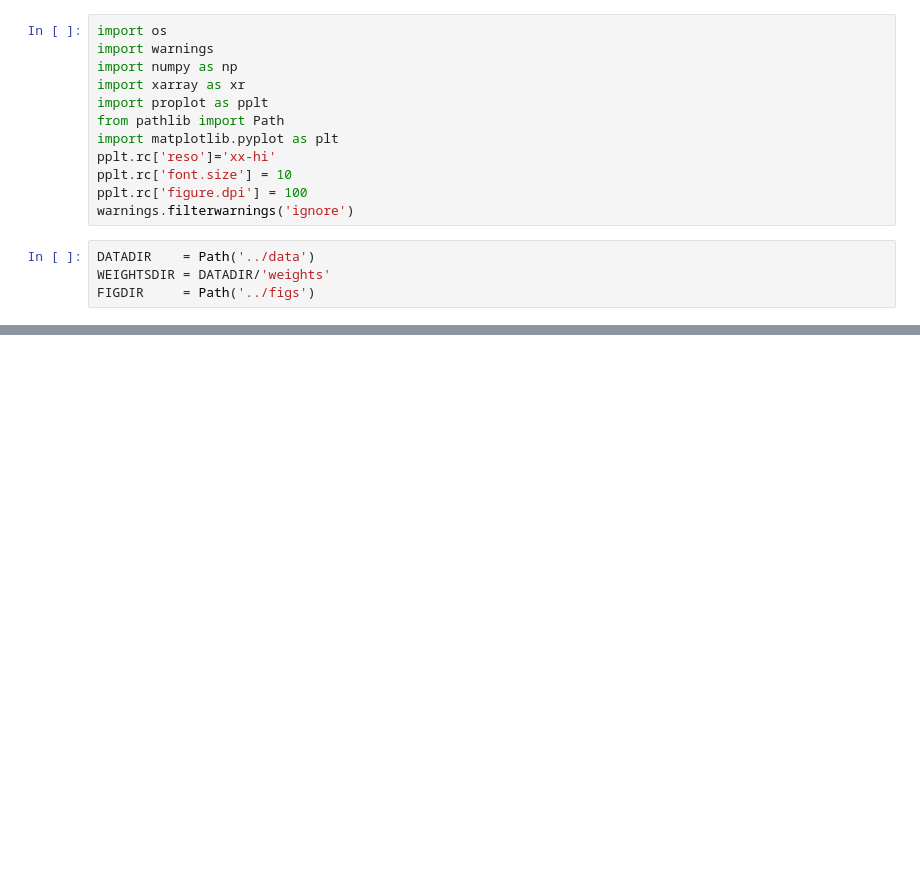
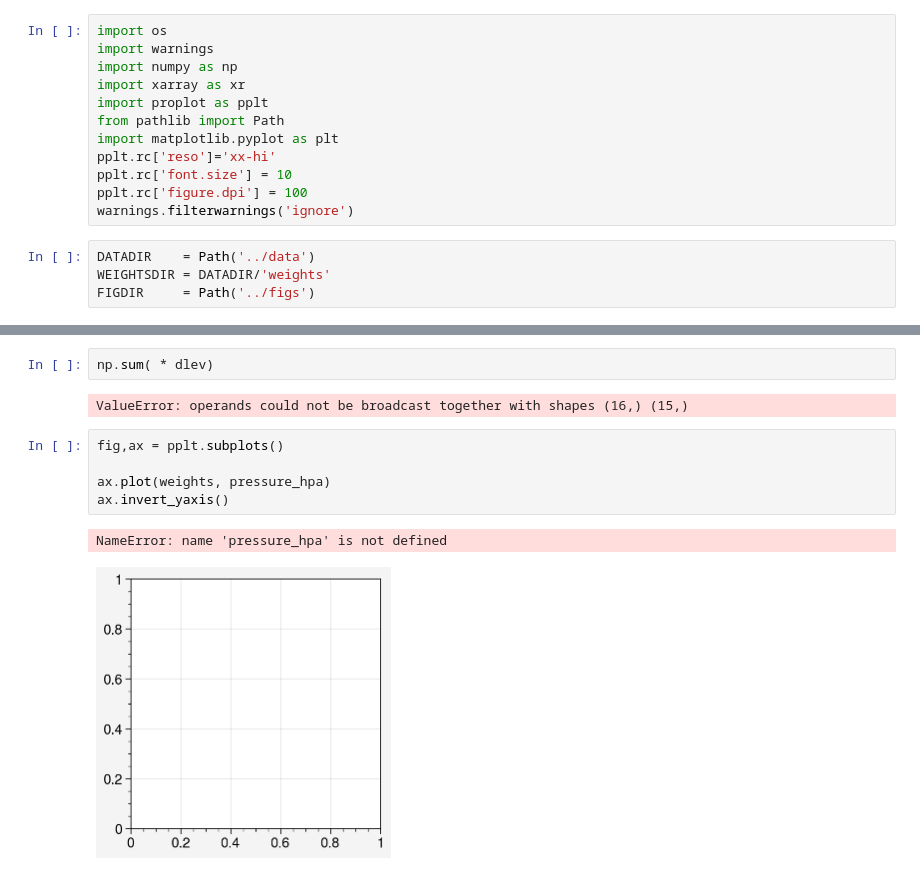
Before and after one commit to savannahferretti/monsoon-kernels, a Jupyter notebook: notebooks/weights.ipynb, the cells around one changed output, grey strips where cells are left out. Drawn from its saved outputs; the diff is of its cells as text; blank space fills up the shorter version.

```diff
--- a/notebooks/weights.ipynb
+++ b/notebooks/weights.ipynb
@@ -51,0 +75,12 @@ pplt.show()
+# %%
+np.sum( * dlev)
+# %% [output]
+ValueError: operands could not be broadcast together with shapes (16,) (15,)
+# %%
+fig,ax = pplt.subplots()
+
+ax.plot(weights, pressure_hpa)
+ax.invert_yaxis()
+# %% [output]
+NameError: name 'pressure_hpa' is not defined
+[figure, added]
```
Also changed, not shown: parts of 6 cells of this notebook, 26 other files.
